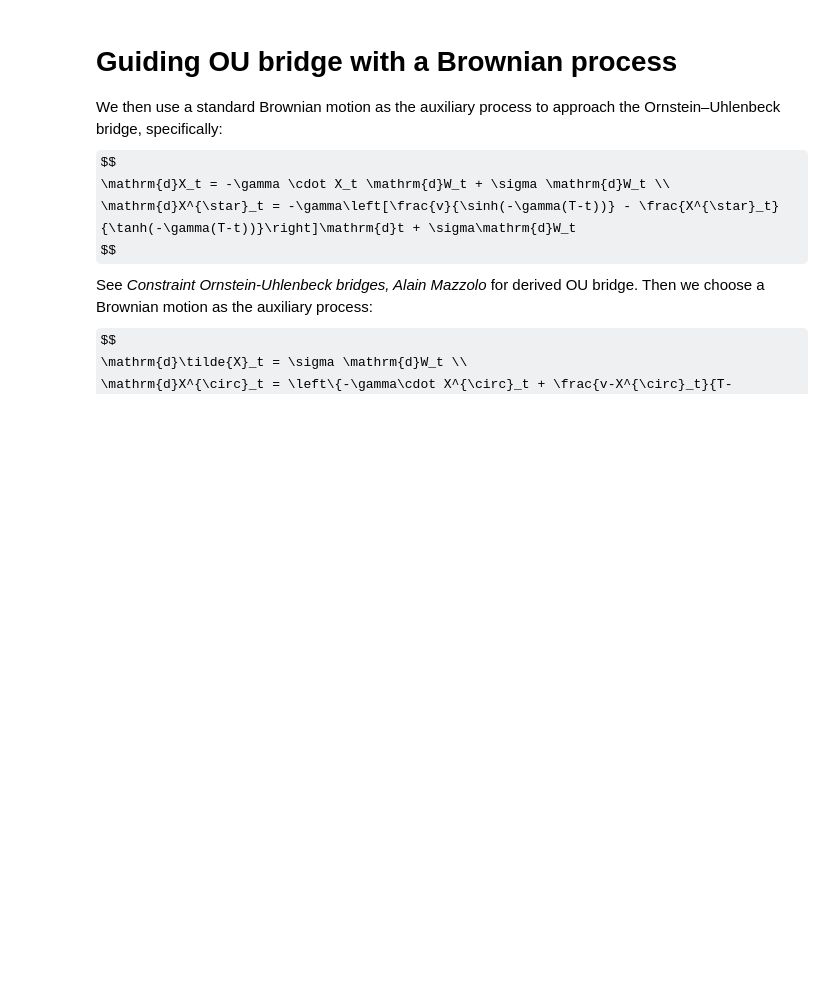
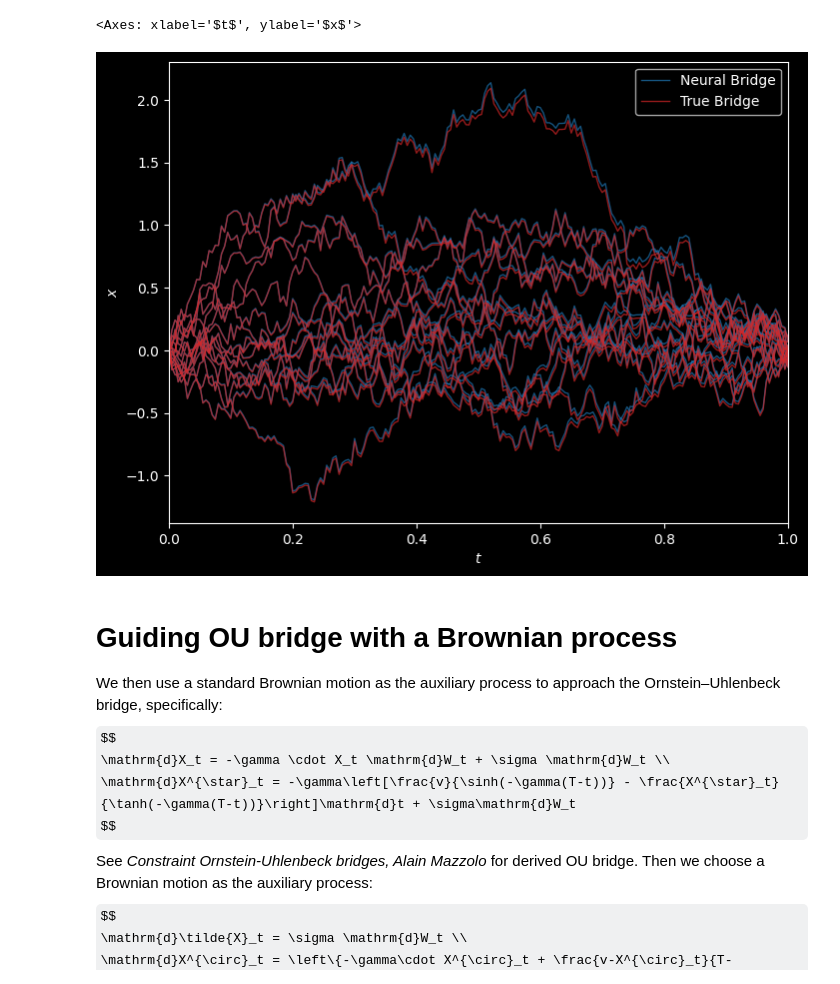
Before and after one commit to bookdiver/neuralbridge, a Jupyter notebook: notebooks/ou_bridge.ipynb, the cells around one changed output. Drawn from its saved outputs; the diff is of its cells as text; code cells hidden in the pictures; some formulas as TeX source; blank space fills up the shorter version.

```diff
--- a/notebooks/ou_bridge.ipynb
+++ b/notebooks/ou_bridge.ipynb
@@ -18,3 +120,17 @@ WARNING:absl:Tensorflow library not found, tensorflow.io.gfile operations will u
+# %%
+neural_bridge = model.build_neural_bridge()
+# neural_bridge = model.neural_bridge
+# %%
+neural_bridge_solver = Euler(neural_bridge, wiener_proc)
+bridge_solver = Euler(bridge_proc, wiener_proc)
+neural_bridge_path = neural_bridge_solver.solve(x0=u, rng_key=jax.random.PRNGKey(seed), batch_size=16)
+bridge_path = bridge_solver.solve(x0=u, rng_key=jax.random.PRNGKey(seed), batch_size=16)
+fig, ax = plt.subplots(1, 1, figsize=(8, 6))
+plot_sample_path(neural_bridge_path, ax=ax, color="tab:blue", label="Neural Bridge")
+plot_sample_path(bridge_path, ax=ax, color="tab:red", label="True Bridge")
+# %% [output]
+<Axes: xlabel='$t$', ylabel='$x$'>
+[figure, added]
 # %% [markdown]
 # Guiding OU bridge with a Brownian process
 We then use a standard Brownian motion as the auxiliary process to approach the Ornstein–Uhlenbeck bridge, specifically:
```
Also changed, not shown: parts of 12 cells of this notebook, 14 other files.
